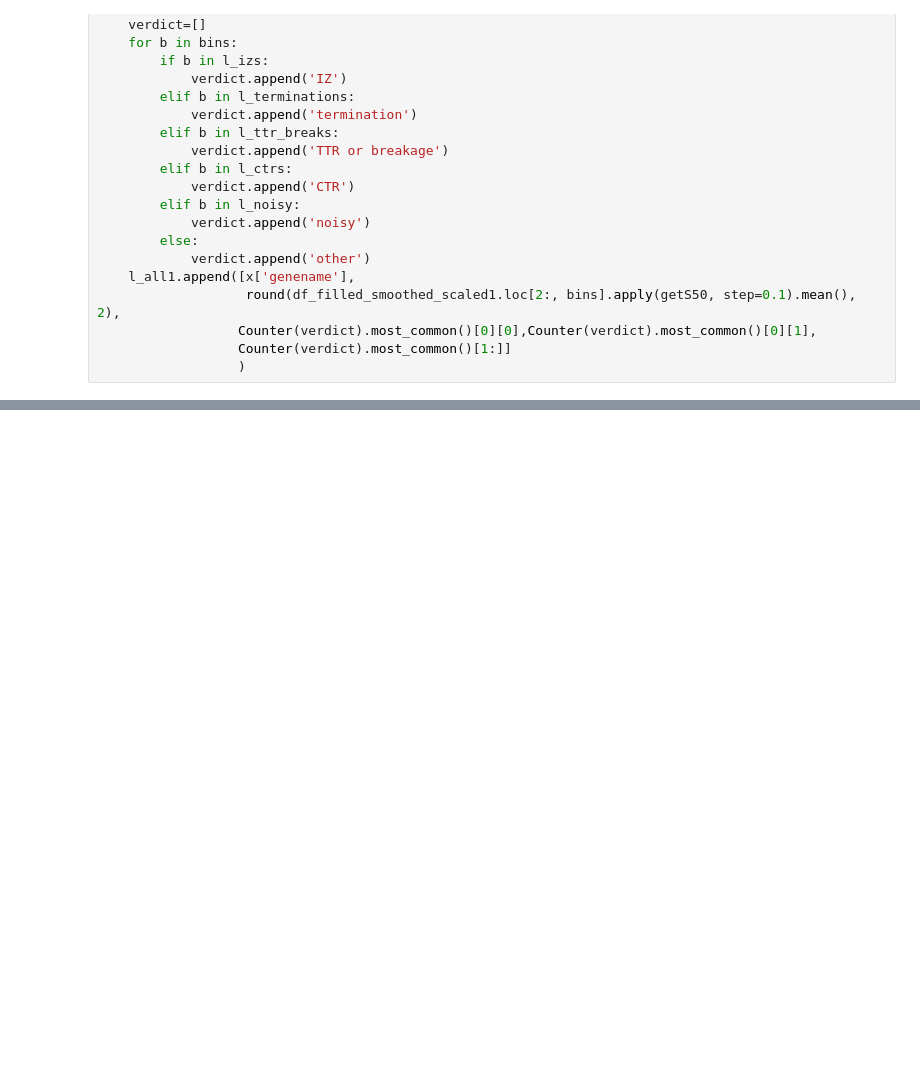
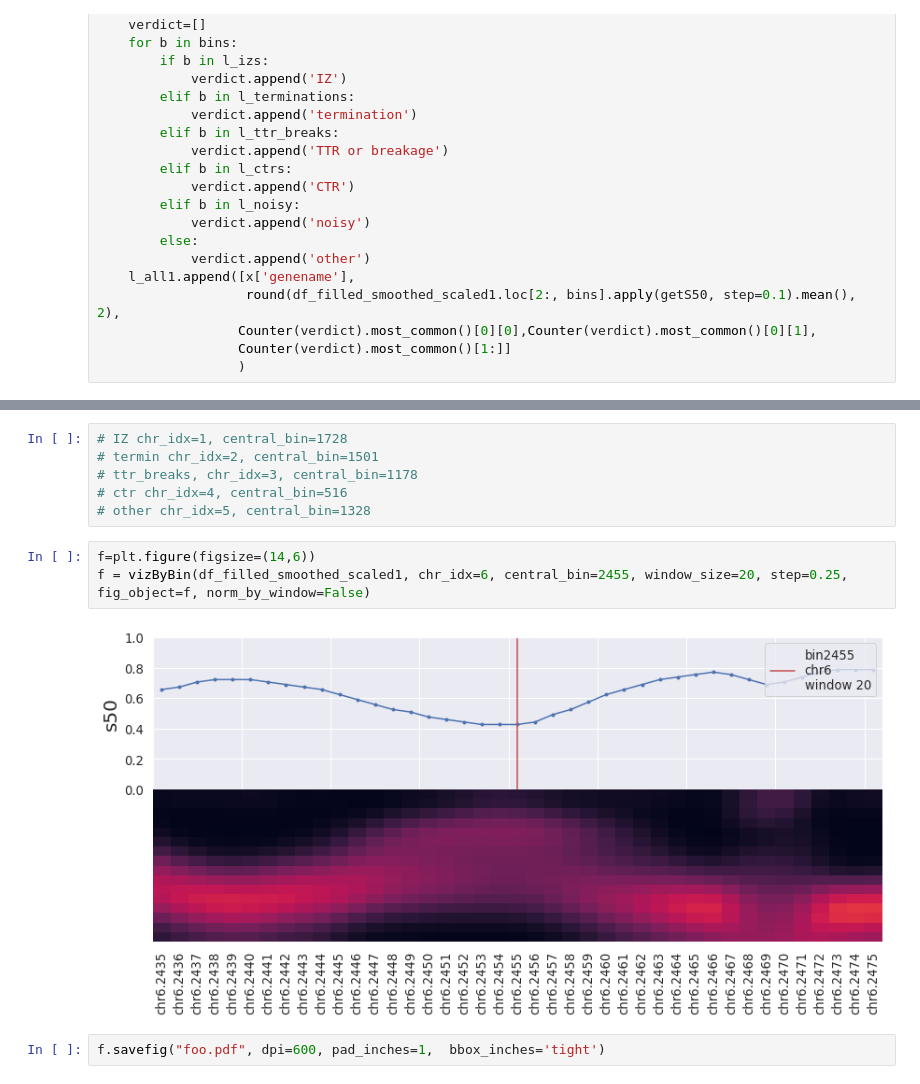
Before and after one commit to netphar/repliseq, a Jupyter notebook: RT_mNPC.ipynb, the cells around one changed output, grey strips where cells are left out. Drawn from its saved outputs; the diff is of its cells as text; blank space fills up the shorter version.

```diff
--- a/RT_mNPC.ipynb
+++ b/RT_mNPC.ipynb
@@ -761,0 +764,13 @@ pd.DataFrame(l_all1, columns=['genes','s50','calc_most_common_label','most_commo
+# %%
+# IZ chr_idx=1, central_bin=1728
+# termin chr_idx=2, central_bin=1501
+# ttr_breaks, chr_idx=3, central_bin=1178
+# ctr chr_idx=4, central_bin=516
+# other chr_idx=5, central_bin=1328
+# %%
+f=plt.figure(figsize=(14,6))
+f = vizByBin(df_filled_smoothed_scaled1, chr_idx=6, central_bin=2455, window_size=20, step=0.25, fig_object=f, norm_by_window=False)
+# %% [output]
+[figure, added]
+# %%
+f.savefig("foo.pdf", dpi=600, pad_inches=1,  bbox_inches='tight')
```
Also changed, not shown: parts of 10 cells of this notebook.
